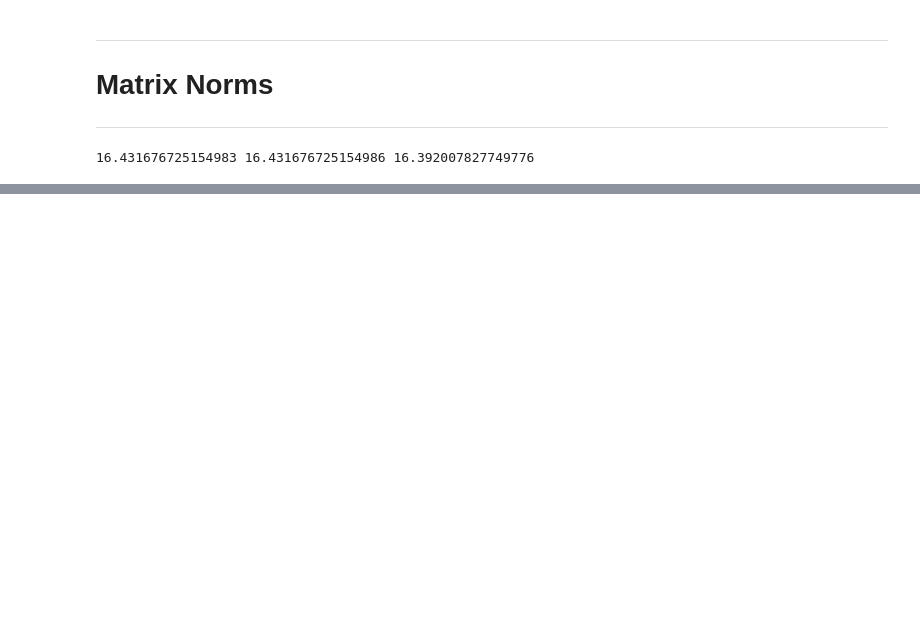
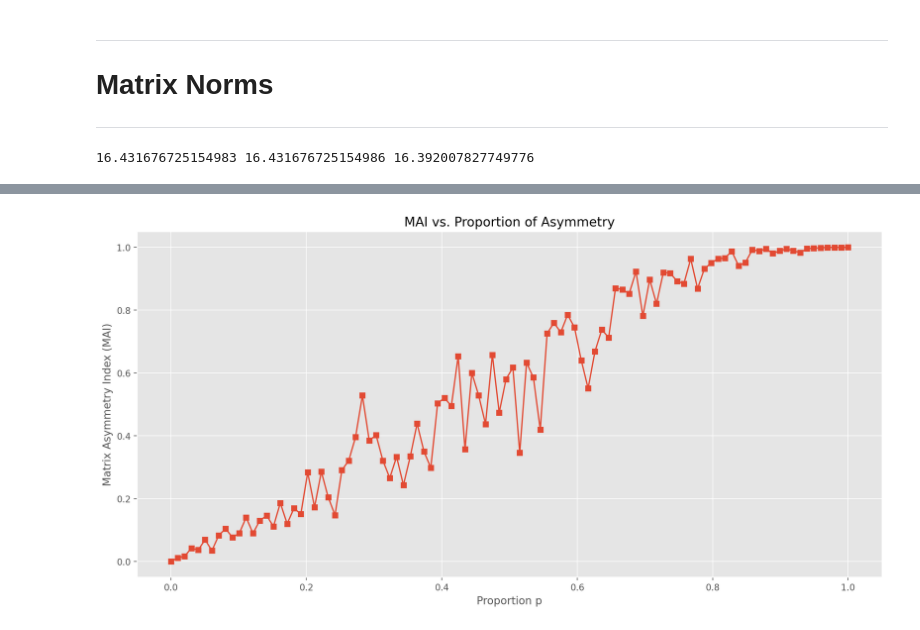
Before and after one commit to SiracencoSerghei/linear_algebra, a Jupyter notebook: 2.2_matrixMultiplication/2_2_10_matrix_NORM.ipynb, the cells around one changed output, grey strips where cells are left out. Saved outputs shown, nothing was run; the diff lists cells and outputs as text; code cells hidden in the pictures; blank space fills up the shorter version.

```diff
--- a/2.2_matrixMultiplication/2_2_10_matrix_NORM.ipynb
+++ b/2.2_matrixMultiplication/2_2_10_matrix_NORM.ipynb
@@ -34,0 +39,20 @@ print(normFrob,normSchat,normInd2)
+# %%
+m = 5
+
+A = np.random.randn(m,m)
+print(A), print(' ')
+# A = A@A.T
+print(A), print(' ')
+
+v = np.random.randn(m)
+w = np.random.rand(m)
+
+print(v), print(' ')
+print(w), print(' ')
+y = A@v
+x = A@w
+print(A@v), print(' ')
+
+diff = np.dot(A@v, w) - np.dot(v, x)
+
+print(diff)
@@ -34,0 +93,67 @@ print(normFrob,normSchat,normInd2)
+# %%
+## part 1: implement MAI
+
+# Matrix Asymmetry Index:
+def MAI(A):
+  # Decomposition:
+# Any square matrix A can be decomposed into a symmetric part Asymm
+# and an antisymmetric part Aanti as follows:
+  Aanti = (A - A.T)/2
+  mai = np.linalg.norm(Aanti)/np.linalg.norm(A)
+  return mai
+
+## part 2: Compute MAI for symmetric, skew-symmetric, and random matrix
+
+# symmetric matrix:
+
+A = np.random.randn(5,5)
+Asymm = (A + A.T)/2
+print(Asymm)
+
+symm = MAI(Asymm)
+print(symm)
+
+# skewed symmetric matrix:
+
+Aanti = (A - A.T)/2
+print(Aanti)
+
+skewed = MAI(Aanti)
+print(skewed)
+
+# random matrix:
+
+randomly_generated = MAI(A)
+print(A)
+print(randomly_generated)
+
+## part 3: formula for mixing skew/symmetric matrices
+
+# B = (1-p)*(A+A.T) + p*(A-A.T)
+# B = (1-p)*(A+A.T)/2 + p*(A-A.T)/2
+# p=0 # symetric B
+# p=1 # skew-symmetric B
+p=.9 # assymetric B
+B = (1-p)*Asymm + p*Aanti
+print(B)
+
+## part 4: test on random matrices
+
+ps = np.linspace(0,1,100)
+mai = np.zeros(len(ps))
+for i in range(len(ps)):
+  # create a matrix
+  p = ps[i]
+  A = np.random.randn(5,5)
+  B = (1-p)*(A+A.T)/2 + p*(A-A.T)/2
+
+  #compute and store the MAI
+
+  mai[i] = MAI(B)
+
+plt.plot(ps, mai, 's-')
+plt.xlabel("Proportion p")
+plt.ylabel("Matrix Asymmetry Index (MAI)")
+plt.title("MAI vs. Proportion of Asymmetry")
+plt.show()
+# %% [output]
@@ -34,0 +177 @@ print(normFrob,normSchat,normInd2)
+[figure, added]
```
Also changed, not shown: parts of 7 cells of this notebook.
